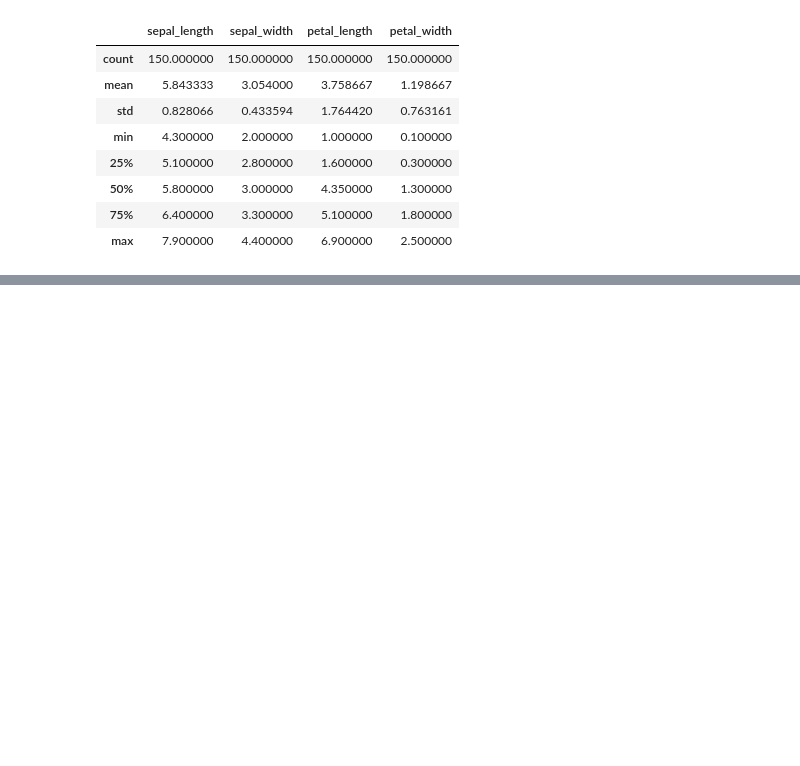
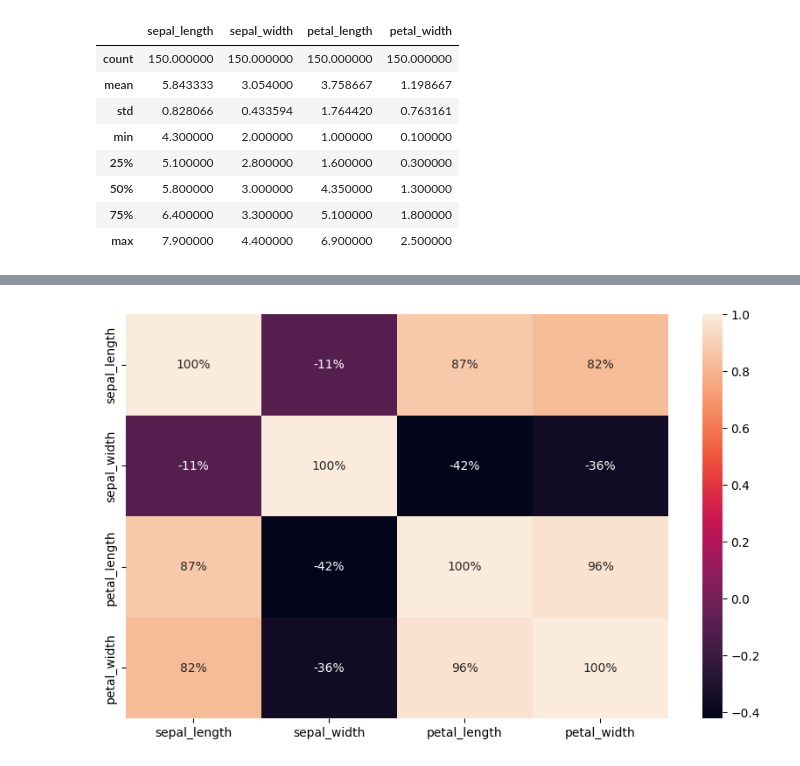
Before and after one commit to Hamdan-Khan/AI-Projects, a Jupyter notebook: classification_iris_flower/main.ipynb, the cells around one changed output, grey strips where cells are left out. Drawn from its saved outputs; the diff is of its cells as text; code cells hidden in the pictures; blank space fills up the shorter version.

```diff
--- a/classification_iris_flower/main.ipynb
+++ b/classification_iris_flower/main.ipynb
@@ -27,0 +60,6 @@ data.describe()
+# %%
+plt.figure(figsize=(10,6))
+sns.heatmap(data.drop(["species"],axis=1).corr(),annot=True,fmt=".0%")
+plt.show()
+# %% [output]
+[figure, added]
```
Also changed, not shown: parts of 4 cells of this notebook.
